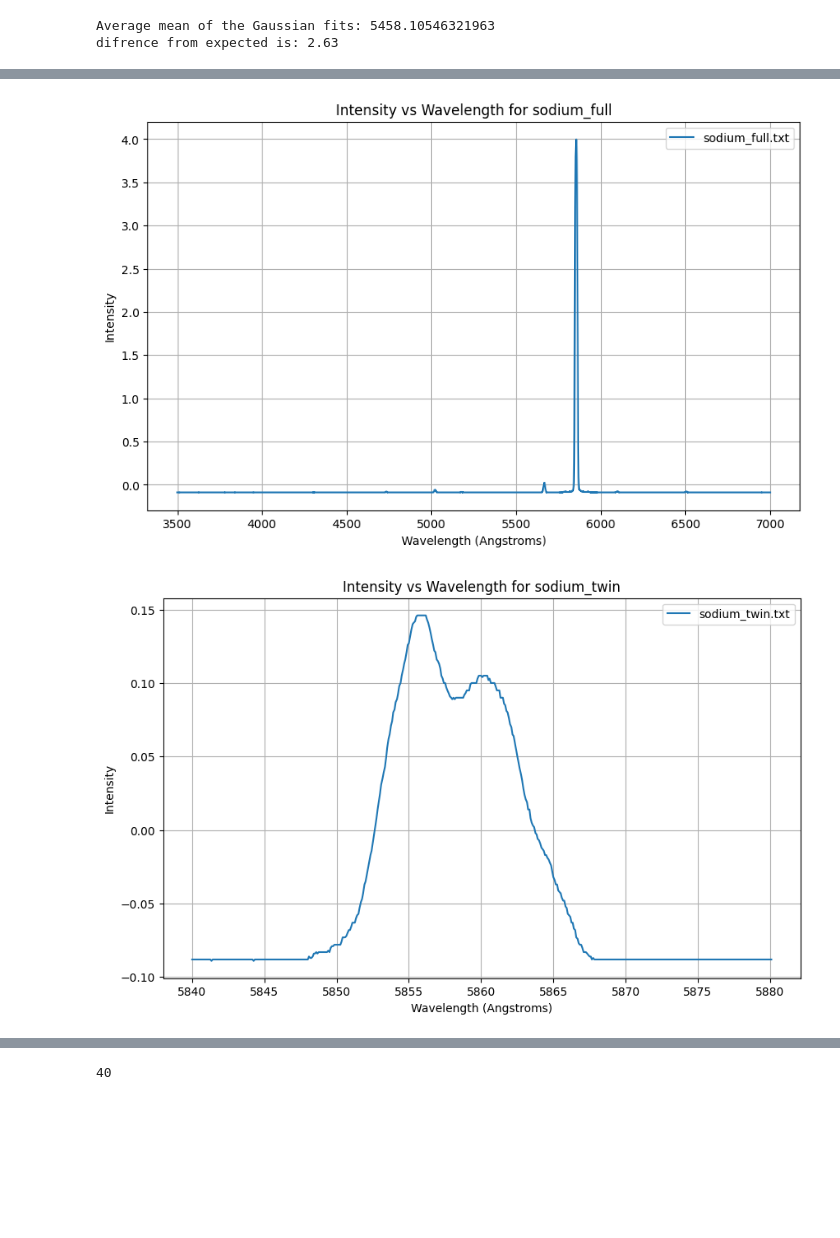
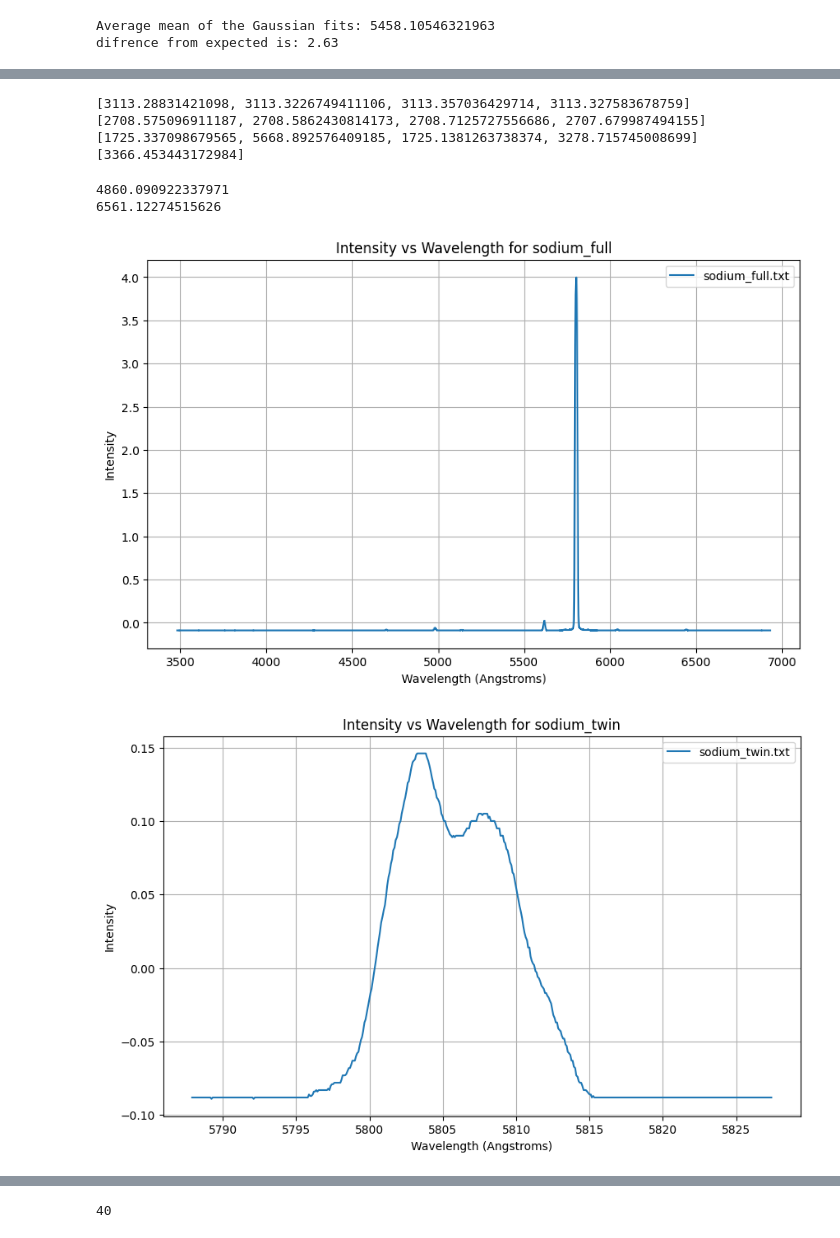
Before and after one commit to zbpetersbuf/CP1-24-final, a Jupyter notebook: zbpetersbuf/advlab3/thing.ipynb, the cells around one changed output, grey strips where cells are left out. Cells and saved outputs as stored; diff of their text form; code cells hidden in the pictures; blank space fills up the shorter version.

```diff
--- a/zbpetersbuf/advlab3/thing.ipynb
+++ b/zbpetersbuf/advlab3/thing.ipynb
@@ -101,7 +187,7 @@ file_contents = spectrum.read_files('hydr_full.txt')
 plt.figure(figsize=(10, 6))
 
 for file_path, data in file_contents.items():
-    time = [point[0] for point in data]
+    time = [0.99*point[0] + 35.5 for point in data]
     value = [point[1] for point in data]
     plt.plot(time, value, label=file_path.split('/')[-1])
 
@@ -115,0 +307,24 @@ plt.show()
+# %%
+import importlib
+import spectrum
+importlib.reload(spectrum)
+
+sys.path.append('/workspaces/CP1-24-final/zbpetersbuf/advlab3data/')
+
+file_contents = spectrum.read_files('heli_full.txt')
+
+plt.figure(figsize=(10, 6))
+
+for file_path, data in file_contents.items():
+    time = [0.99*point[0] + 35.5 for point in data]
+    value = [point[1] for point in data]
+
+    plt.plot(time, value, label=file_path.split('/')[-1])
+
+plt.xlabel('Wavelength (Angstroms)')
+plt.ylabel('Intensity')
+plt.title(f'Intensity vs Wavelength for {'heli_full'}')
+plt.xlim(3990,5900)
+plt.legend()
+plt.grid(True)
+plt.show()
@@ -116,3 +360,38 @@ plt.show()
+# %%
+s_p = [-0.9138+3.62329,-0.9934+3.6232,-0.9934+3.6233,-1.6671+3.62329,-1.8689+3.6232,-1.8689+3.6233]
+p4_3d = [-0.879483+1.513732,-0.879496+1.513738,-0.879497+1.513732,-0.879497+1.513738]
+d4_3p = [-0.851298+1.580316,-0.851298+1.580313,-0.851298+1.580279,-0.851054+1.580313]
+d4_2p = [-0.851298+3.623302, -0.851298+3.623292, -0.851298+3.623170, -0.851054+3.623292, -0.851054+3.369366, -0.851298+3.369366]
+d3_2p = [-1.513738+3.623302,-1.513738+3.623292,-1.513738+3.369366,-1.513732+3.623302,-1.513732+3.623170,-1.513314+3.623292,-1.513314+3.369366]
+p4_2s = [-0.879497+4.767774,-0.879496+3.971614,-0.879483+4.767774]
+p3_2s = [-1.500370+3.971614]
+p2_2s = [-3.623302+4.767774,-3.623292+3.971614,-3.623170+4.767774,-3.369366+3.971614]
+
+s4_3p = [-0.913818+1.500370]
+
+def find_wave(eV):
+    return (6.582119569*3/(eV))*10**2
+
+#print([find_wave(x) for x in s_p])
+print([find_wave(x) for x in p4_3d])
+print([find_wave(x) for x in d4_3p])
+#print([find_wave(x) for x in d4_2p])
+#print([find_wave(x) for x in d3_2p])
+#print([find_wave(x) for x in p4_2s])
+#print([find_wave(x) for x in p3_2s])
+print([find_wave(x) for x in p2_2s])
+print([find_wave(x) for x in s4_3p])
+# %% [output]
+[3113.28831421098, 3113.3226749411106, 3113.357036429714, 3113.327583678759]
+[2708.575096911187, 2708.5862430814173, 2708.7125727556686, 2707.679987494155]
+[1725.337098679565, 5668.892576409185, 1725.1381263738374, 3278.715745008699]
+[3366.453443172984]
+# %%
+print(rydform(4,2))
+print(rydform(3,2))
+# %% [output]
+4860.090922337971
+6561.12274515626
 # %%
 import importlib
 import spectrum
@@ -125,7 +404,7 @@ file_contents = spectrum.read_files('sodium_full.txt')
 plt.figure(figsize=(10, 6))
 
 for file_path, data in file_contents.items():
-    time = [point[0] for point in data]
+    time = [0.985*point[0] + 35.505 for point in data]
     value = [point[1] for point in data]
 
     plt.plot(time, value, label=file_path.split('/')[-1])
@@ -137,32 +416,32 @@ plt.legend()
 plt.grid(True)
 plt.show()
 # %% [output]
-[figure, old version]
+[figure, new version]
 # %%
 import importlib
 import spectrum
 importlib.reload(spectrum)
 
 sys.path.append('/workspaces/CP1-24-final/zbpetersbuf/advlab3data/')
 
 file_contents = spectrum.read_files('sodium_twin.txt')
 
 plt.figure(figsize=(10, 6))
 
 for file_path, data in file_contents.items():
-    time = [point[0] for point in data]
+    time = [0.985*point[0] + 35.505 for point in data]
     value = [point[1] for point in data]
 
     plt.plot(time, value, label=file_path.split('/')[-1])
 
 plt.xlabel('Wavelength (Angstroms)')
 plt.ylabel('Intensity')
 plt.title(f'Intensity vs Wavelength for {'sodium_twin'}')
 plt.legend()
 plt.grid(True)
 plt.show()
 # %% [output]
-[figure, old version]
+[figure, new version]
 # %%
 import importlib
 import spectrum
```
Also changed, not shown: parts of 22 cells of this notebook, 2 other files.
